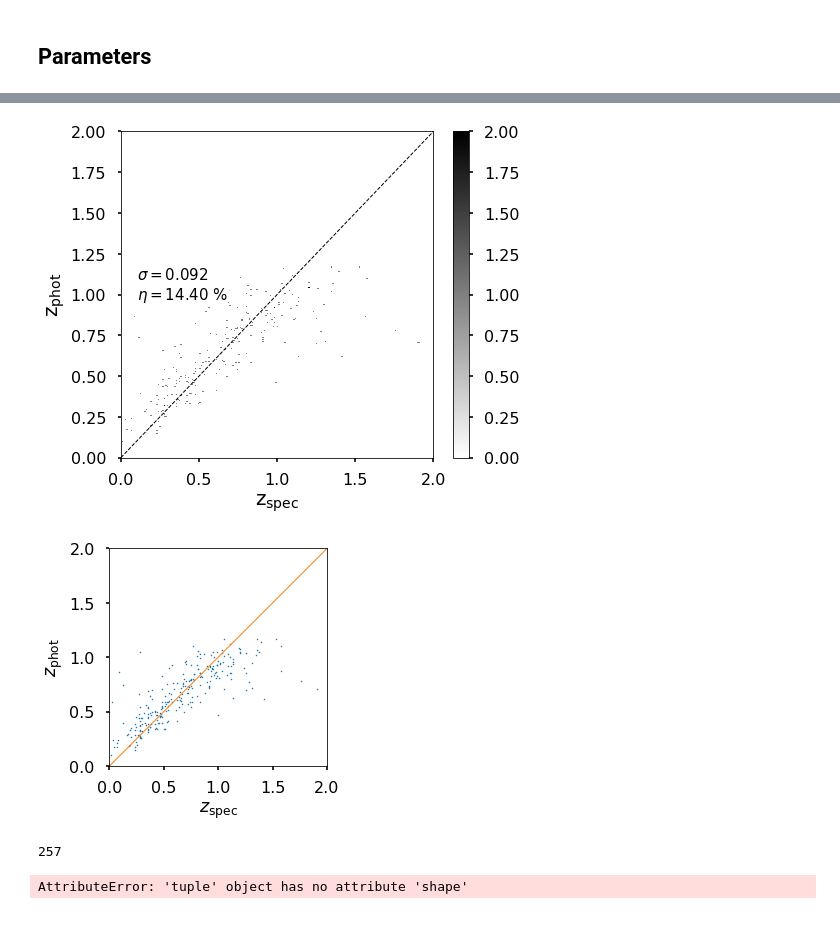
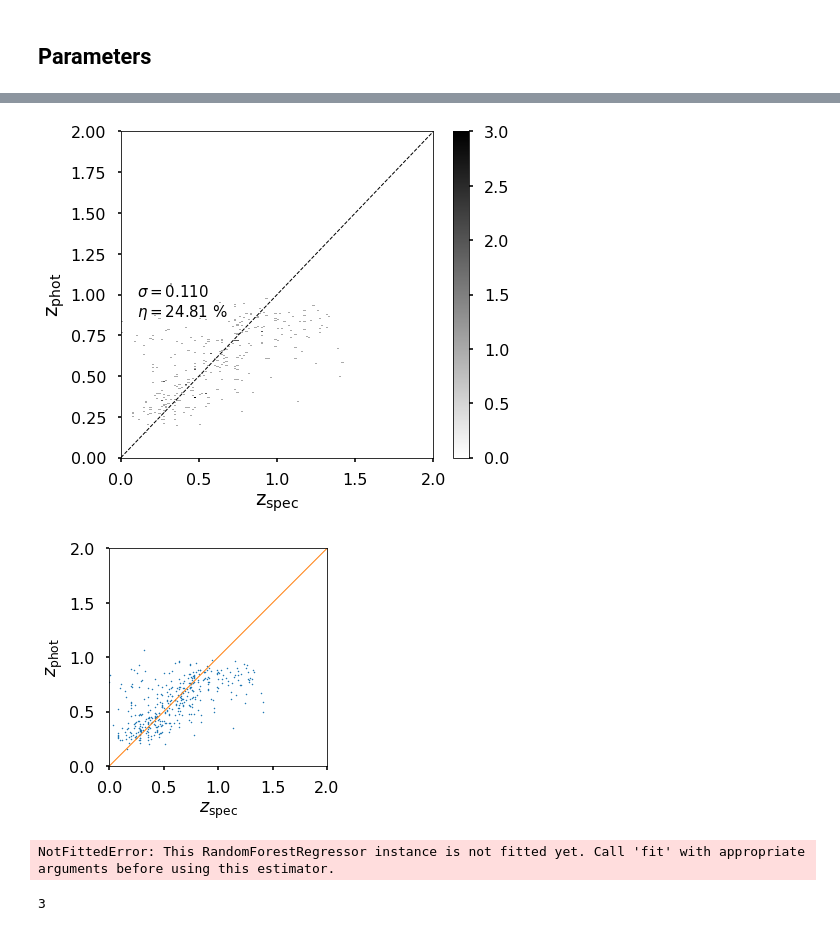
Before and after one commit to xavierjimenezp/shapepipe_photoz, a Jupyter notebook: UNIONS/photoz_ML.ipynb, the cells around one changed output, grey strips where cells are left out. Saved outputs shown, nothing was run; the diff lists cells and outputs as text; code cells hidden in the pictures.

```diff
--- a/UNIONS/photoz_ML.ipynb
+++ b/UNIONS/photoz_ML.ipynb
@@ -89,0 +115,17 @@ ML.plot_corrmat(df_matched)
+# %%
+# Remove unwanted columns
+cols_to_remove = []
+for col in df_matched.columns:
+    if (
+        col not in bands
+        and col != col_zs
+    ):
+        cols_to_remove.append(col)
+df_matched.drop(columns=cols_to_remove, inplace=True)
+# %%
+n_cols = len(df_matched.columns)
+
+# Move redshift column to the end if necessary
+if not df_matched.columns[n_cols-1] == col_zs:
+    zs = df_matched.pop(col_zs)
+    df_matched.insert(n_cols-1, col_zs, zs)
@@ -105,7 +152,7 @@ for alg_name in algs:
         dataframe=df_matched,
         path_to_csv=None,
         validation_set=False,
-        output_path=output_path,
+        output_path=base_path,
         sample_weight=weights,
         cv=cv,
         preprocessing=preprocessing,
@@ -114,15 +161,17 @@ for alg_name in algs:
 # %%
 # Run ML algorithms
 score = {}
+predict = {}
 y_pred_dict = {}
 y_test_dict = {}
 
 for alg_name in algs:
 
     # Get score from cross-validation
-    score[alg_name] = method[alg_name].score(df)
+    score[alg_name] = method[alg_name].score(df_matched)
 
     # Get model data
     _, y_pred, y_test = method[alg_name].model()
     y_pred_dict[alg_name] = y_pred
+
     y_test_dict[alg_name] = y_test
@@ -141,10 +194,10 @@ RF: sigma=0.0958±0.0019, eta=0.185±0.006
 # %%
 # Plot
 lim = 2
 for alg_name in algs:
-    method[alg_name].plot_zphot_zspec(y_pred_dict[alg_name], y_test_dict[alg_name], 'RF', lim, nbins=200)
+    method[alg_name].plot_zphot_zspec(y_pred_dict[alg_name], y_test_dict[alg_name], alg_name, lim, nbins=200)
 # %% [output]
-[figure, old version]
+[figure, new version]
 # %%
 fig, (ax) = plt.subplots(1, 1)
 
@@ -155,14 +208,6 @@ ax.set_xlim(0, lim)
 ax.set_xlabel(r'$z_{\rm spec}$')
 ax.set_ylabel(r'$z_{\rm phot}$')
 ax.set_aspect('equal')
-_ = plt.savefig(f'{output_path}/output/{survey}/{output_name}/figures/out_RF_zphot_zspec_2.pdf')
+_ = plt.savefig(f'{base_path}/output/{survey}/{output_name}/figures/out_RF_zphot_zspec_2.pdf')
 # %% [output]
-[figure, old version]
+[figure, new version]
-# %%
-len(y_test_dict['RF'])
-# %% [output]
-257
-# %%
-method['RF'].model()
-# %% [output]
-AttributeError: 'tuple' object has no attribute 'shape'
@@ -168,0 +216,9 @@ AttributeError: 'tuple' object has no attribute 'shape'
+# %%
+regressor.predict(method['RF'].X_test)
+# %% [output]
+NotFittedError: This RandomForestRegressor instance is not fitted yet. Call 'fit' with appropriate arguments before using this estimator.
+# %%
+len(method['RF'].model())
+#print(method['RF'].y_test)
+# %% [output]
+3
```
Also changed, not shown: parts of 22 cells of this notebook, 2 other files.
